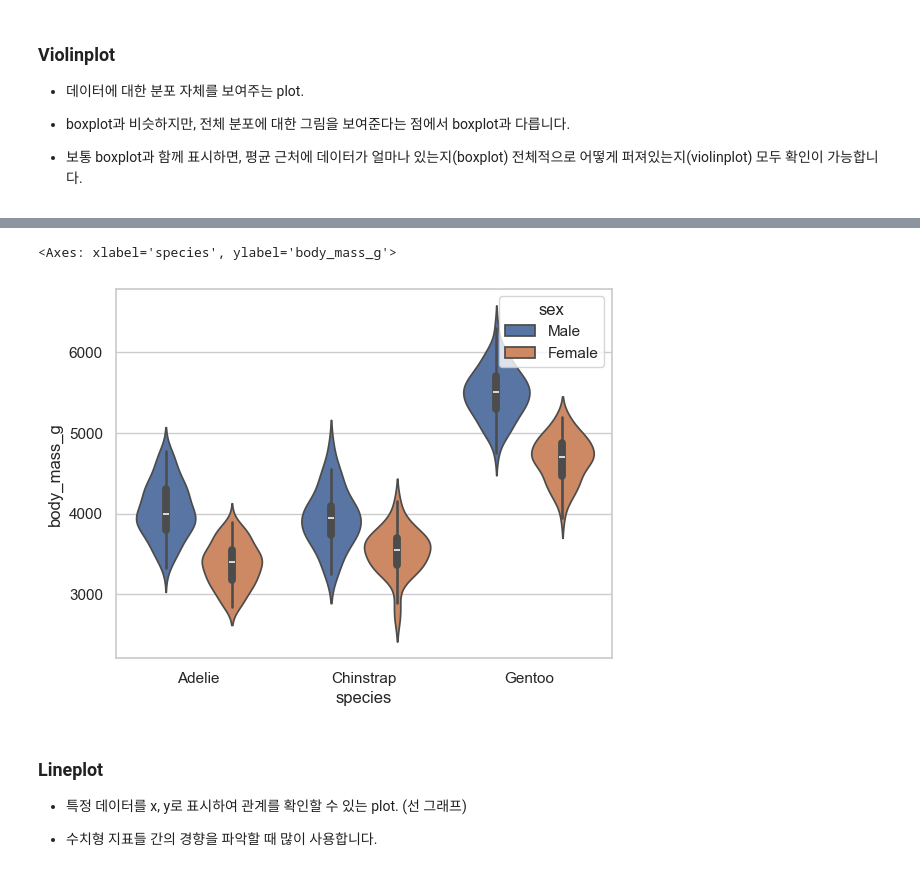
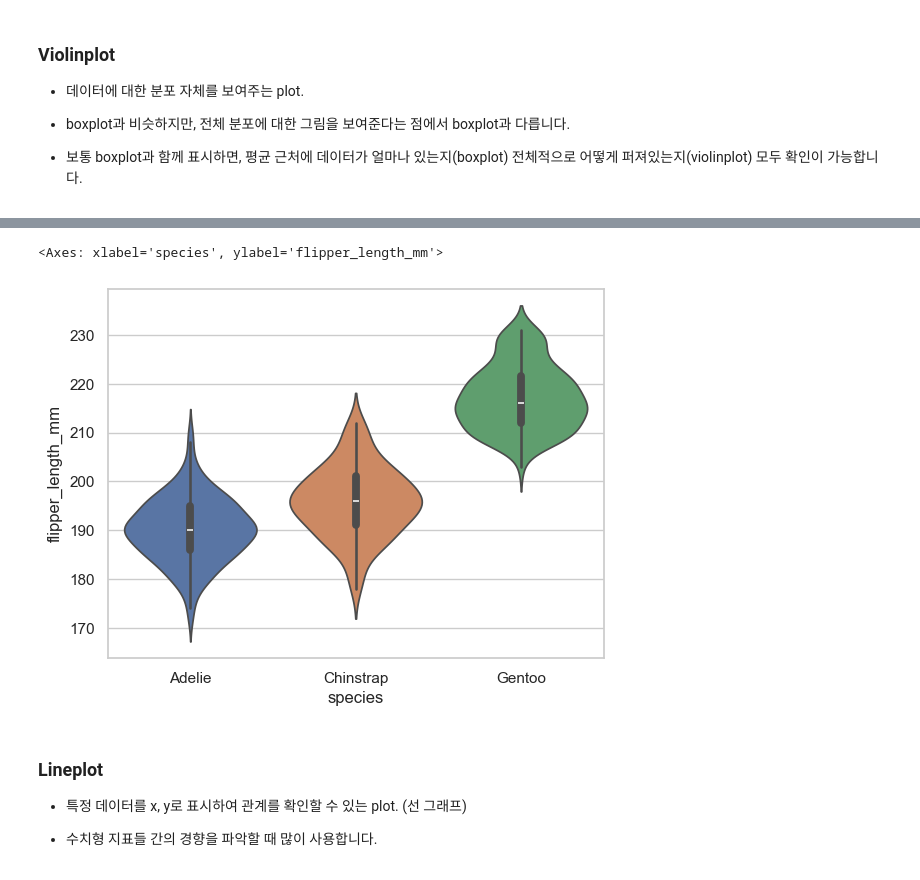
Before and after one commit to Collegenie-X/python_ex, a Jupyter notebook: Pandas/seaborn/데이터 시각화.ipynb, the cells around one changed output, grey strips where cells are left out. Drawn from its saved outputs; the diff is of its cells as text; code cells hidden in the pictures.

```diff
--- a/Pandas/seaborn/데이터 시각화.ipynb
+++ b/Pandas/seaborn/데이터 시각화.ipynb
@@ -36,0 +54,2 @@ penguins
+# %%
+penguins.dropna(inplace=True)
@@ -127,7 +230,6 @@ sns.boxplot(data=penguins, y="body_mass_g", x="species", hue="sex")
 # %%
 # penguin 데이터에 violinplot을 출력합니다.
-#sns.violinplot(data=penguins, y="flipper_length_mm", x="species", hue="species")
-sns.violinplot(data=penguins, y="body_mass_g", x="species", hue="sex")
+sns.violinplot(data=penguins, y="flipper_length_mm", x="species", hue="species")
 # %% [output]
-<Axes: xlabel='species', ylabel='body_mass_g'>
+<Axes: xlabel='species', ylabel='flipper_length_mm'>
-[figure, old version]
+[figure, new version]
```
Also changed, not shown: parts of 24 cells of this notebook, 7 other files.
